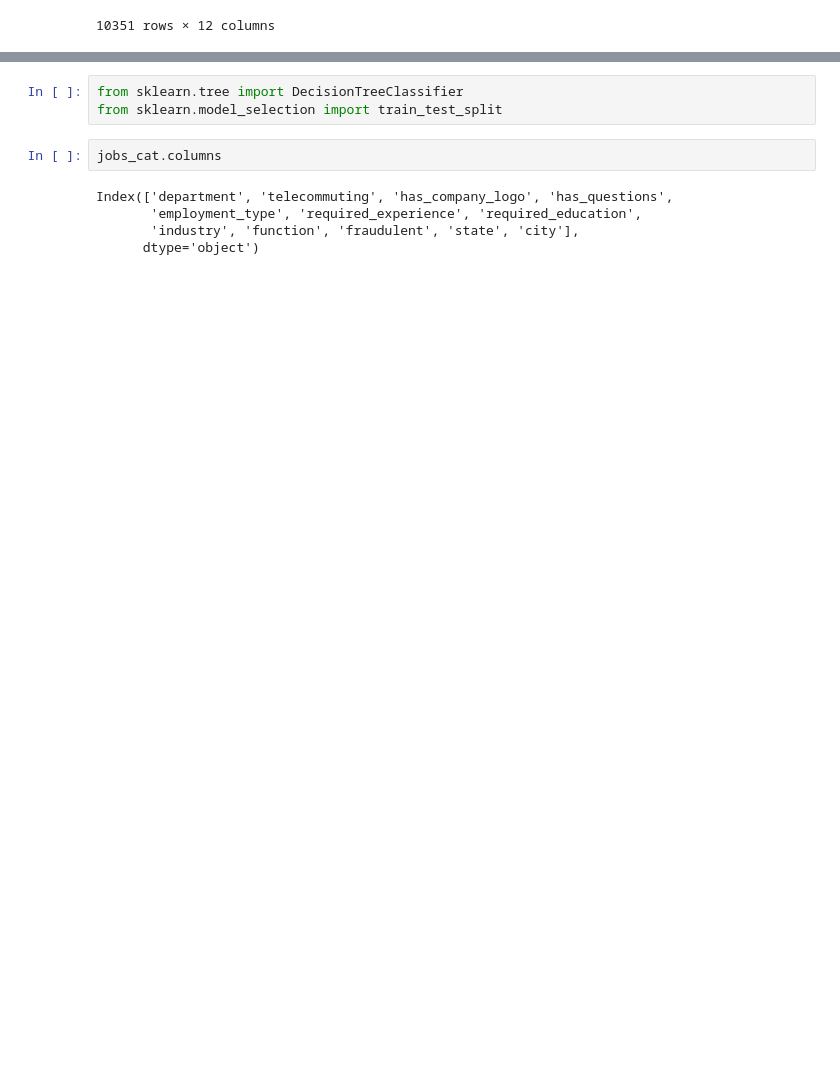
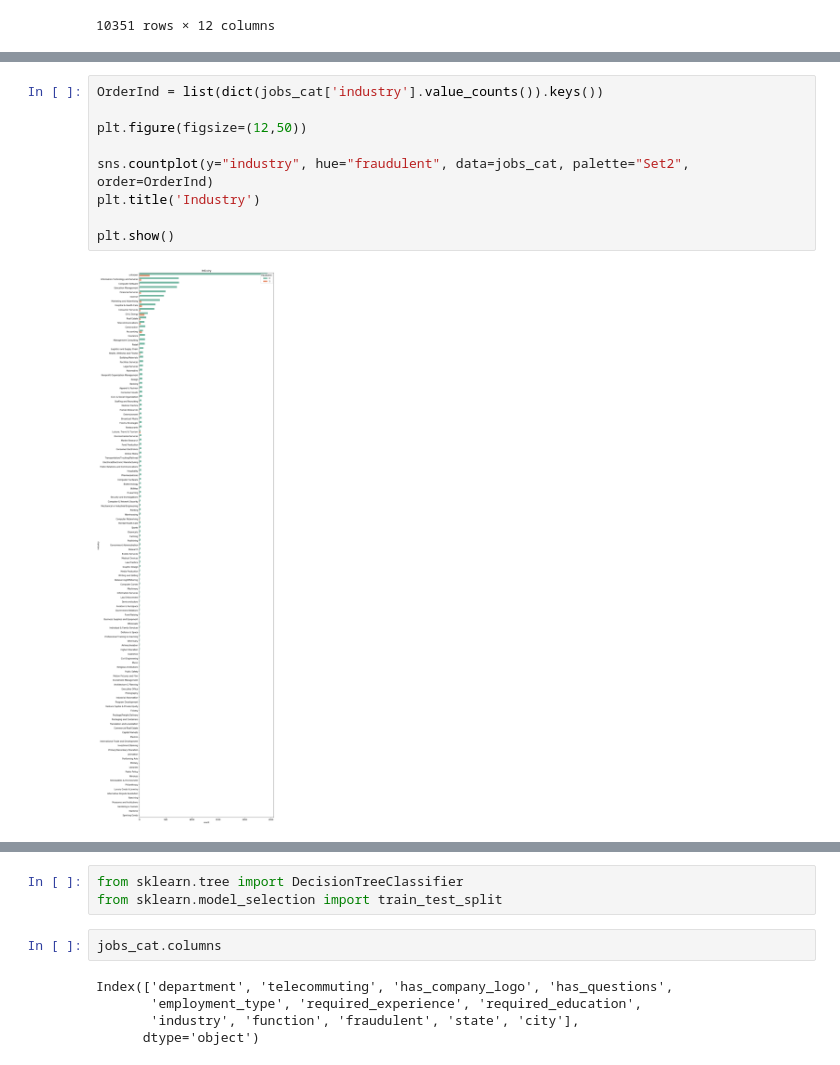
Before and after one commit to Dorxoc/Proyecto_BEDU, a Jupyter notebook: jobs.ipynb, the cells around one changed output, grey strips where cells are left out. Drawn from its saved outputs; the diff is of its cells as text; blank space fills up the shorter version.

```diff
--- a/jobs.ipynb
+++ b/jobs.ipynb
@@ -419,0 +474,11 @@ jobs_cat
+# %%
+OrderInd = list(dict(jobs_cat['industry'].value_counts()).keys())
+
+plt.figure(figsize=(12,50))
+
+sns.countplot(y="industry", hue="fraudulent", data=jobs_cat, palette="Set2", order=OrderInd)
+plt.title('Industry')
+
+plt.show()
+# %% [output]
+[figure, added]
```
Also changed, not shown: parts of 40 cells of this notebook, 1 other file.
